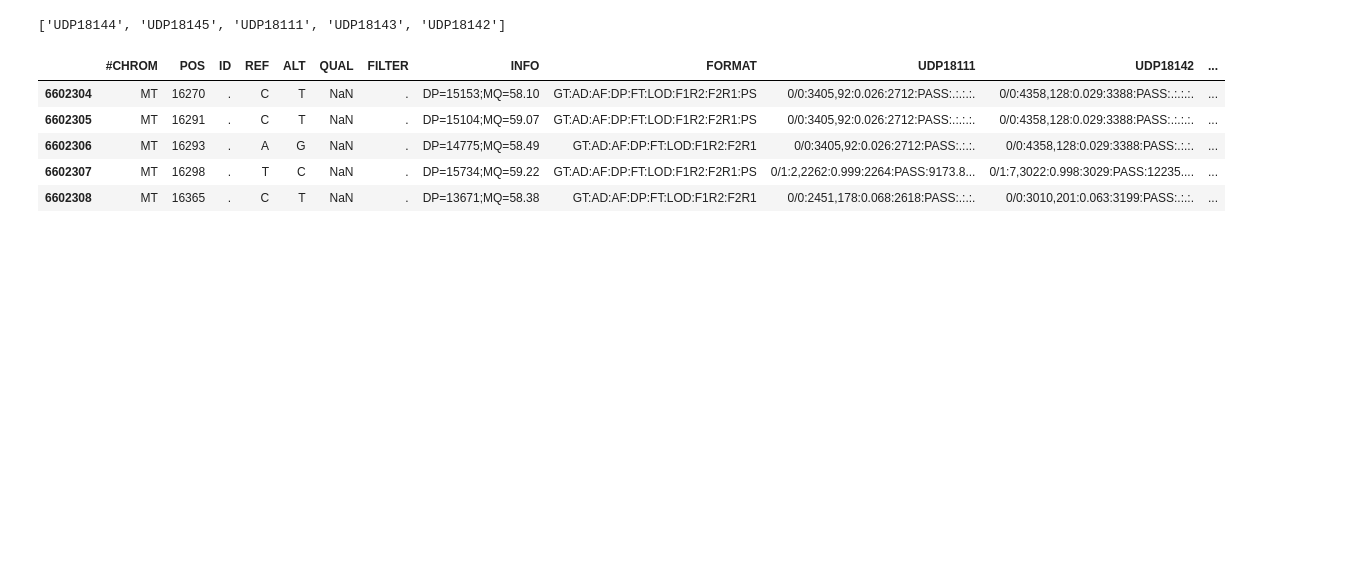
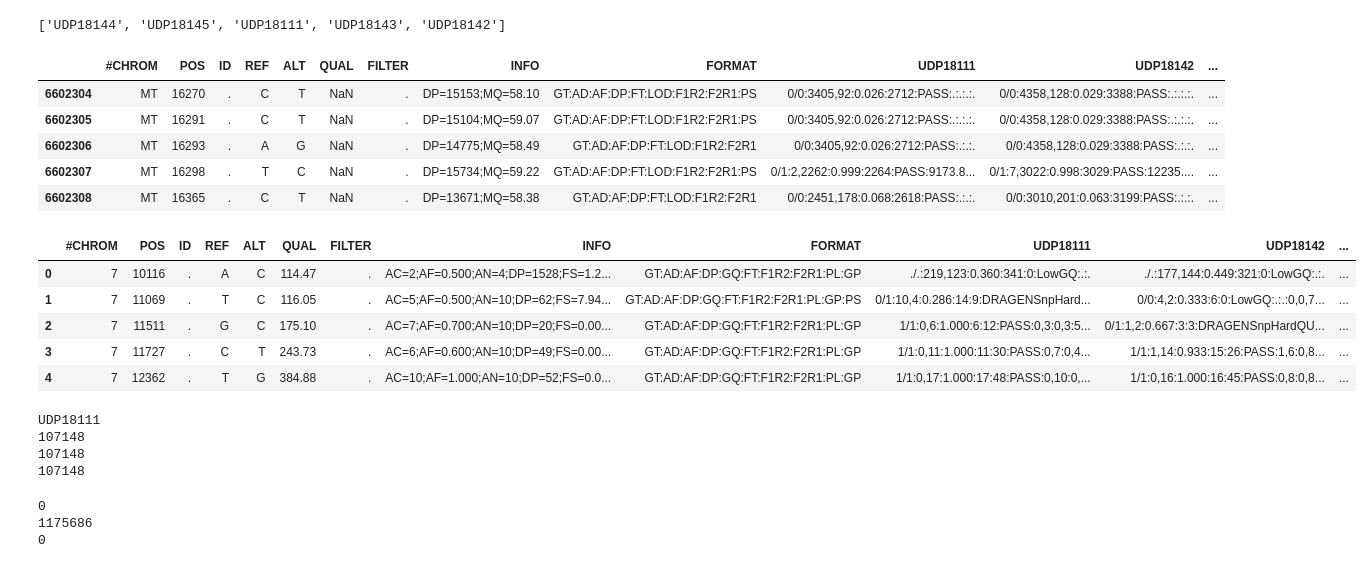
Before and after one commit to arodri48/mosaicism_detection_linear_time_complexity, a Jupyter notebook: python_phasing_project/Phasing_Program_test_notebook.ipynb, the cells around one changed output. Saved outputs shown, nothing was run; the diff lists cells and outputs as text; code cells hidden in the pictures; blank space fills up the shorter version.

```diff
--- a/python_phasing_project/Phasing_Program_test_notebook.ipynb
+++ b/python_phasing_project/Phasing_Program_test_notebook.ipynb
@@ -32,5 +30,14 @@ df.tail()
 # %%
 # Step 3: Filter by specific chromosome and chromosome quality
 chr7_df = helper_functions.filter_VCF_by_chr_and_SNP(df, 7)
+# %%
+chr7_df.head()
+# %% [output]
+|  | #CHROM | POS | ID | REF | ALT | QUAL | FILTER | INFO | FORMAT | UDP18111 | UDP18142 | ... |
+| 0 | 7 | 10116 | . | A | C | 114.47 | . | AC=2;AF=0.500;AN=4;DP=1528;FS=1.2... | GT:AD:AF:DP:GQ:FT:F1R2:F2R1:PL:GP | ./.:219,123:0.360:341:0:LowGQ:.:. | ./.:177,144:0.449:321:0:LowGQ:.:. | ... |
+| 1 | 7 | 11069 | . | T | C | 116.05 | . | AC=5;AF=0.500;AN=10;DP=62;FS=7.94... | GT:AD:AF:DP:GQ:FT:F1R2:F2R1:PL:GP:PS | 0/1:10,4:0.286:14:9:DRAGENSnpHard... | 0/0:4,2:0.333:6:0:LowGQ:.:.:0,0,7... | ... |
+| 2 | 7 | 11511 | . | G | C | 175.10 | . | AC=7;AF=0.700;AN=10;DP=20;FS=0.00... | GT:AD:AF:DP:GQ:FT:F1R2:F2R1:PL:GP | 1/1:0,6:1.000:6:12:PASS:0,3:0,3:5... | 0/1:1,2:0.667:3:3:DRAGENSnpHardQU... | ... |
+| 3 | 7 | 11727 | . | C | T | 243.73 | . | AC=6;AF=0.600;AN=10;DP=49;FS=0.00... | GT:AD:AF:DP:GQ:FT:F1R2:F2R1:PL:GP | 1/1:0,11:1.000:11:30:PASS:0,7:0,4... | 1/1:1,14:0.933:15:26:PASS:1,6:0,8... | ... |
+| 4 | 7 | 12362 | . | T | G | 384.88 | . | AC=10;AF=1.000;AN=10;DP=52;FS=0.0... | GT:AD:AF:DP:GQ:FT:F1R2:F2R1:PL:GP | 1/1:0,17:1.000:17:48:PASS:0,10:0,... | 1/1:0,16:1.000:16:45:PASS:0,8:0,8... | ... |
 # %%
 # Step 4: Create list of children
@@ -42,2 +49,12 @@ chr7_df = helper_functions.filter_VCF_by_chr_and_SNP(df, 7)
+# %%
+print(children[0].name)
+print(len(children[0].pos_arr))
+print(children[0].dad_rd_array.size)
+print(children[0].mom_rd_array.size)
+# %% [output]
+UDP18111
+107148
+107148
+107148
 # %%
 # Step 6: Do sliding t-test for each child and see if possible mosaicism present
@@ -46,2 +63,9 @@ chr7_df = helper_functions.filter_VCF_by_chr_and_SNP(df, 7)
+# %%
+for elem in children:
+    print(elem.vcf_pos_start_of_mosaicism)
+# %% [output]
+0
+1175686
+0
 # %%
 # Step 7: Check if a child is mosaic
```
Also changed, not shown: parts of 7 cells of this notebook, 1 other file.
